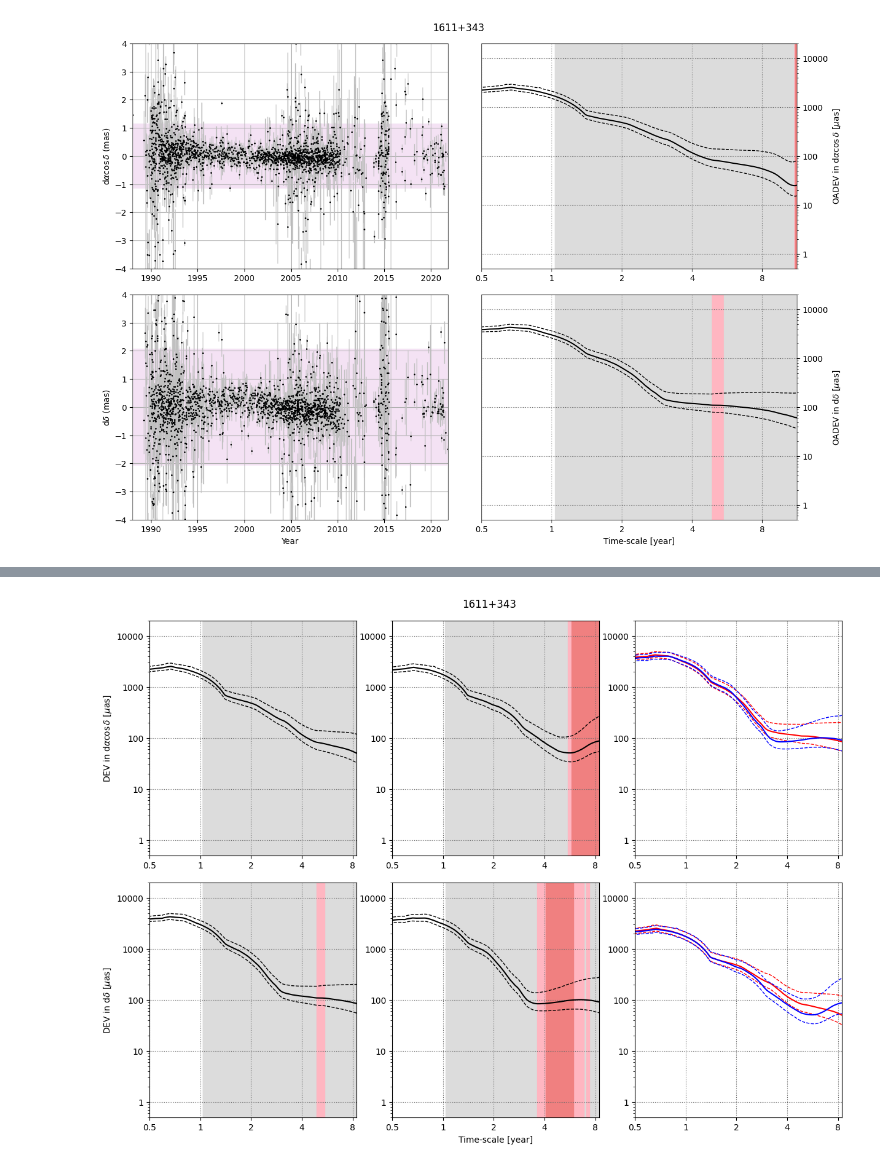
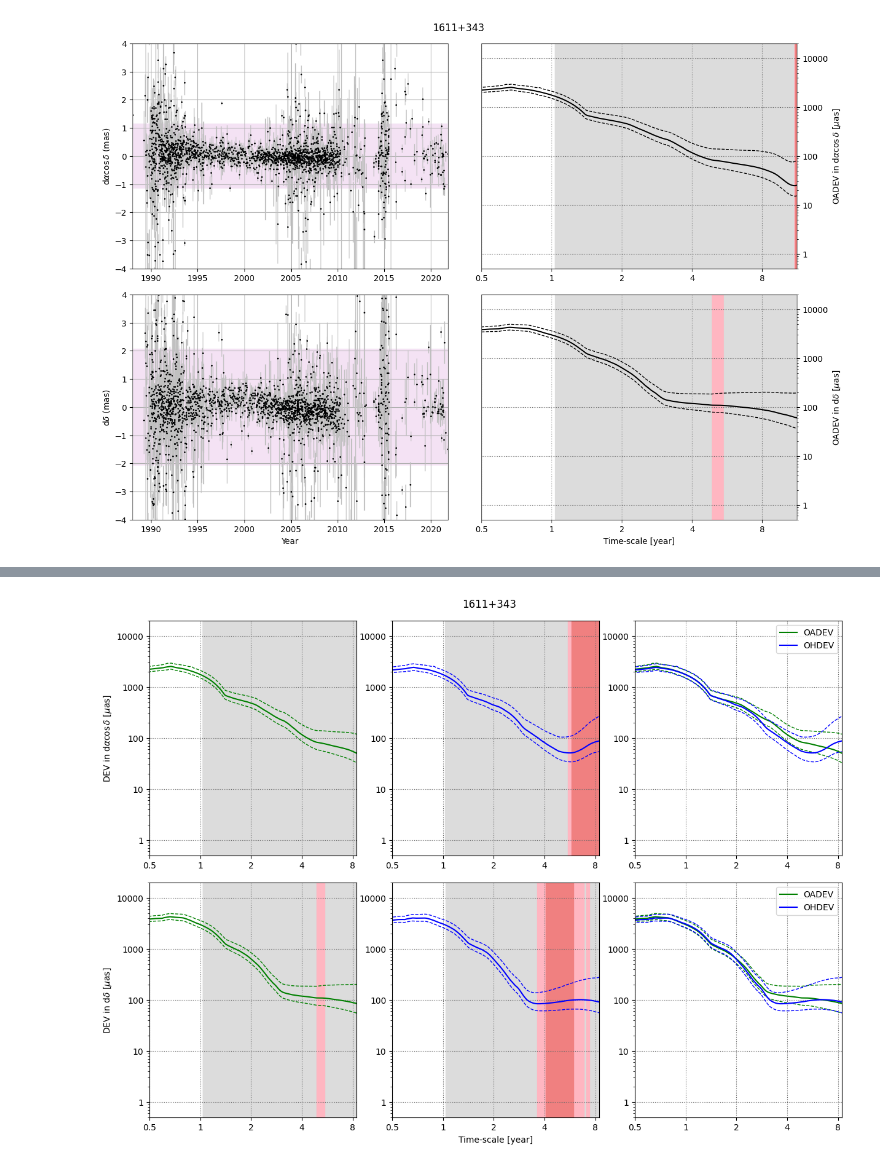
Before and after one commit to verasha/radio-sources, a Jupyter notebook: 20 Samples/1611+343.ipynb, the cells around one changed output, grey strips where cells are left out. Saved outputs shown, nothing was run; the diff lists cells and outputs as text; code cells hidden in the pictures.

Commit message:
Update plots

```diff
--- a/20 Samples/1611+343.ipynb
+++ b/20 Samples/1611+343.ipynb
@@ -411,15 +479,15 @@ plt.tight_layout()
 
 plt.subplot(231)
 # Plot allanstd
-plt.plot(tau_ra_year,allanstd_ra,color='black',label='allanstd')
+plt.plot(tau_ra_year,allanstd_ra,color='green',label='allanstd')
 plt.grid(color='dimgray',linestyle='dotted')
 # Color background according to the slopes / noise type
 plt.fill_between(tau_ra_year[1:], 0.1, 10**5, (tau_ra_year[:-1] > 1) & (slopes_ra  < -0.25), color='gainsboro',linewidth=1.0,zorder=1)
 plt.fill_between(tau_ra_year[1:], 0.1, 10**5, (tau_ra_year[:-1] > 1) & (-0.25 <= slopes_ra ) & (slopes_ra  <= 0.25),color='lightpink',linewidth=1.0,zorder=1)
 plt.fill_between(tau_ra_year[1:], 0.1, 10**5, (tau_ra_year[:-1] > 1) & (slopes_ra  > 0.25),color='lightcoral',step='mid',linewidth=1.0,zorder=1)
 # Plot confidence interval
-plt.plot(tau_ra_year, ci_ra_low,color='black',linestyle='dashed',linewidth=1)
-plt.plot(tau_ra_year, ci_ra_high,color='black',linestyle='dashed',linewidth=1)
+plt.plot(tau_ra_year, ci_ra_low,color='green',linestyle='dashed',linewidth=1)
+plt.plot(tau_ra_year, ci_ra_high,color='green',linestyle='dashed',linewidth=1)
 plt.yscale('log')
 plt.xscale('log',base = 2)
 plt.ylabel(r'DEV in d$\alpha \cos \delta$ [$\mu$as]')
@@ -430,15 +498,15 @@ plt.gca().xaxis.set_major_formatter(ticker.FuncFormatter(lambda y, _: '{:g}'.for
 
 plt.subplot(232)
 # Plot hadamard
-plt.plot(tau_ra_had_year,hadstd_ra,color='black',label='allanstd')
+plt.plot(tau_ra_had_year,hadstd_ra,color='blue',label='allanstd')
 plt.grid(color='dimgray',linestyle='dotted')
 # Color background according to the slopes / noise type
 plt.fill_between(tau_ra_had_year[1:], 0.1, 10**5, where= (tau_ra_had_year[:-1] > 1) & (slopes_ra_had  < -0.25), color='gainsboro',linewidth=1.0,zorder=1)
 plt.fill_between(tau_ra_had_year[1:], 0.1, 10**5, where= (tau_ra_had_year[:-1] > 1) & (-0.25 <= slopes_ra_had ) & (slopes_ra_had  <= 0.25),color='lightpink',linewidth=1.0,zorder=1)
 plt.fill_between(tau_ra_had_year[1:], 0.1, 10**5, where= (tau_ra_had_year[:-1] > 1) & (slopes_ra_had  > 0.25),color='lightcoral',step='mid',linewidth=1.0,zorder=1)
 # Plot confidence interval
-plt.plot(tau_ra_had_year, ci_ra_had_low,color='black',linestyle='dashed',linewidth=1)
-plt.plot(tau_ra_had_year, ci_ra_had_high,color='black',linestyle='dashed',linewidth=1)
+plt.plot(tau_ra_had_year, ci_ra_had_low,color='blue',linestyle='dashed',linewidth=1)
+plt.plot(tau_ra_had_year, ci_ra_had_high,color='blue',linestyle='dashed',linewidth=1)
 plt.yscale('log')
 plt.xscale('log',base = 2)
 plt.ylim(0.5,2*10**4)
@@ -450,26 +518,9 @@ plt.gca().xaxis.set_major_formatter(ticker.FuncFormatter(lambda y, _: '{:g}'.for
 plt.subplot(233)
 plt.grid(color='dimgray',linestyle='dotted')
 # Plot OADEV and CIs
-plt.plot(tau_dec_year,allanstd_dec,color='red',label='OADEV')
-plt.plot(tau_dec_year, ci_dec_low,color='red',linestyle='dashed',linewidth=1)
-plt.plot(tau_dec_year, ci_dec_high,color='red',linestyle='dashed',linewidth=1)
-# Plot OHDEV and CIs
-plt.plot(tau_dec_had_year,hadstd_dec,color='blue',label='OHDEV')
-plt.plot(tau_dec_had_year, ci_dec_had_low,color='blue',linestyle='dashed',linewidth=1)
-plt.plot(tau_dec_had_year, ci_dec_had_high,color='blue',linestyle='dashed',linewidth=1)
-plt.xlim(0.5,tau_dec_had_year[np.count_nonzero(hadstd_dec)])
-plt.ylim(0.5,2*10**4)
-plt.xscale('log',base = 2)
-plt.yscale('log')
-plt.gca().yaxis.set_major_formatter(ticker.FuncFormatter(lambda y, _: '{:g}'.format(y)))
-plt.gca().xaxis.set_major_formatter(ticker.FuncFormatter(lambda y, _: '{:g}'.format(y)))
-
-plt.subplot(236)
-plt.grid(color='dimgray',linestyle='dotted')
-# Plot OADEV and CIs
-plt.plot(tau_ra_had_year,allanstd_ra,color='red',label='OADEV')
-plt.plot(tau_ra_had_year, ci_ra_low,color='red',linestyle='dashed',linewidth=1)
-plt.plot(tau_ra_had_year, ci_ra_high,color='red',linestyle='dashed',linewidth=1)
+plt.plot(tau_ra_had_year,allanstd_ra,color='green',label='OADEV')
+plt.plot(tau_ra_had_year, ci_ra_low,color='green',linestyle='dashed',linewidth=1)
+plt.plot(tau_ra_had_year, ci_ra_high,color='green',linestyle='dashed',linewidth=1)
 
 # Plot OHDEV and CIs
 plt.plot(tau_ra_had_year,hadstd_ra,color='blue',label='OHDEV')
@@ -480,50 +531,68 @@ plt.xlim(0.5,tau_dec_had_year[np.count_nonzero(hadstd_dec)])
 plt.ylim(0.5,2*10**4)
 plt.xscale('log',base = 2)
 plt.yscale('log')
+plt.legend()
+plt.gca().yaxis.set_major_formatter(ticker.FuncFormatter(lambda y, _: '{:g}'.format(y)))
+plt.gca().xaxis.set_major_formatter(ticker.FuncFormatter(lambda y, _: '{:g}'.format(y)))
+
+plt.subplot(236)
+plt.grid(color='dimgray',linestyle='dotted')
+# Plot OADEV and CIs
+plt.plot(tau_dec_year,allanstd_dec,color='green',label='OADEV')
+plt.plot(tau_dec_year, ci_dec_low,color='green',linestyle='dashed',linewidth=1)
+plt.plot(tau_dec_year, ci_dec_high,color='green',linestyle='dashed',linewidth=1)
+# Plot OHDEV and CIs
+plt.plot(tau_dec_had_year,hadstd_dec,color='blue',label='OHDEV')
+plt.plot(tau_dec_had_year, ci_dec_had_low,color='blue',linestyle='dashed',linewidth=1)
+plt.plot(tau_dec_had_year, ci_dec_had_high,color='blue',linestyle='dashed',linewidth=1)
+plt.xlim(0.5,tau_dec_had_year[np.count_nonzero(hadstd_dec)])
+plt.ylim(0.5,2*10**4)
+plt.xscale('log',base = 2)
+plt.yscale('log')
+plt.legend()
 plt.gca().yaxis.set_major_formatter(ticker.FuncFormatter(lambda y, _: '{:g}'.format(y)))
 plt.gca().xaxis.set_major_formatter(ticker.FuncFormatter(lambda y, _: '{:g}'.format(y)))
 
 
-
 plt.subplot(235)
 # Plot hadamard std
-plt.plot(tau_dec_had_year,hadstd_dec,color='black',label='allanstd')
+plt.plot(tau_dec_had_year,hadstd_dec,color='blue',label='allanstd')
 plt.grid(color='dimgray',linestyle='dotted')
 # Color background according to the slopes / noise type
 plt.fill_between(tau_dec_had_year[1:], 0.1, 10**5, (tau_dec_had_year[:-1] > 1) & (slopes_dec_had < 0.25),color='gainsboro',linewidth=1.0,zorder=1)
 plt.fill_between(tau_dec_had_year[1:], 0.1, 10**5, (tau_dec_had_year[:-1] > 1) & (-0.25 <= slopes_dec_had ) & (slopes_dec_had  <= 0.25),color='lightpink',linewidth=1.0)
 plt.fill_between(tau_dec_had_year[1:], 0.1, 10**5, (tau_dec_had_year[:-1] > 1) & (slopes_dec_had > 0.25),color='lightcoral',step='mid',linewidth=1.0)
 # Plot confidence interval
-plt.plot(tau_dec_had_year, ci_dec_had_low,color='black',linestyle='dashed',linewidth=1)
-plt.plot(tau_dec_had_year, ci_dec_had_high,color='black',linestyle='dashed',linewidth=1)
+plt.plot(tau_dec_had_year, ci_dec_had_low,color='blue',linestyle='dashed',linewidth=1)
+plt.plot(tau_dec_had_year, ci_dec_had_high,color='blue',linestyle='dashed',linewidth=1)
 plt.xlabel('Time-scale [year]')
 plt.yscale('log')
 plt.xscale('log',base = 2)
 plt.gca().yaxis.set_major_formatter(ticker.FuncFormatter(lambda y, _: '{:g}'.format(y)))
 plt.gca().xaxis.set_major_formatter(ticker.FuncFormatter(lambda y, _: '{:g}'.format(y)))
 plt.ylim(0.5,2*10**4)
 plt.xlim(0.5,tau_dec_had_year[np.count_nonzero(hadstd_dec)])
 
 
 plt.subplot(234)
 # Plot allanstd
-plt.plot(tau_dec_year,allanstd_dec,color='black',label='allanstd')
+plt.plot(tau_dec_year,allanstd_dec,color='green',label='allanstd')
 plt.grid(color='dimgray',linestyle='dotted')
 # Color background according to the slopes / noise type
 plt.fill_between(tau_dec_year[1:], 0.1, 10**5, where= (tau_dec_year[:-1] > 1) & (slopes_dec < 0.25),color='gainsboro',linewidth=1,zorder=1)
 plt.fill_between(tau_dec_year[1:], 0.1, 10**5, where= (tau_dec_year[:-1] > 1) & (-0.25 <= slopes_dec) & (slopes_dec <= 0.25),color='lightpink',linewidth=1)
 plt.fill_between(tau_dec_year[1:], 0.1, 10**5, where= (tau_dec_year[:-1] > 1) & (slopes_dec > 0.25),color='lightcoral',step='mid',linewidth=1)
 #(tau_dec_year[:-1] > 1)
 # Plot confidence interval
-plt.plot(tau_dec_year, ci_dec_low,color='black',linestyle='dashed',linewidth=1)
-plt.plot(tau_dec_year, ci_dec_high,color='black',linestyle='dashed',linewidth=1)
+plt.plot(tau_dec_year, ci_dec_low,color='green',linestyle='dashed',linewidth=1)
+plt.plot(tau_dec_year, ci_dec_high,color='green',linestyle='dashed',linewidth=1)
 plt.yscale('log')
 plt.xscale('log',base = 2)
 plt.ylabel(r'DEV in d$\delta$ [$\mu$as]')
 plt.gca().yaxis.set_major_formatter(ticker.FuncFormatter(lambda y, _: '{:g}'.format(y)))
 plt.gca().xaxis.set_major_formatter(ticker.FuncFormatter(lambda y, _: '{:g}'.format(y)))
 plt.ylim(0.5,2*10**4)
 plt.xlim(0.5,tau_dec_had_year[np.count_nonzero(hadstd_dec)])
 plt.show()
 # %% [output]
-[figure, old version]
+[figure, new version]
```
Also changed, not shown: parts of 10 cells of this notebook, 6 other files.
